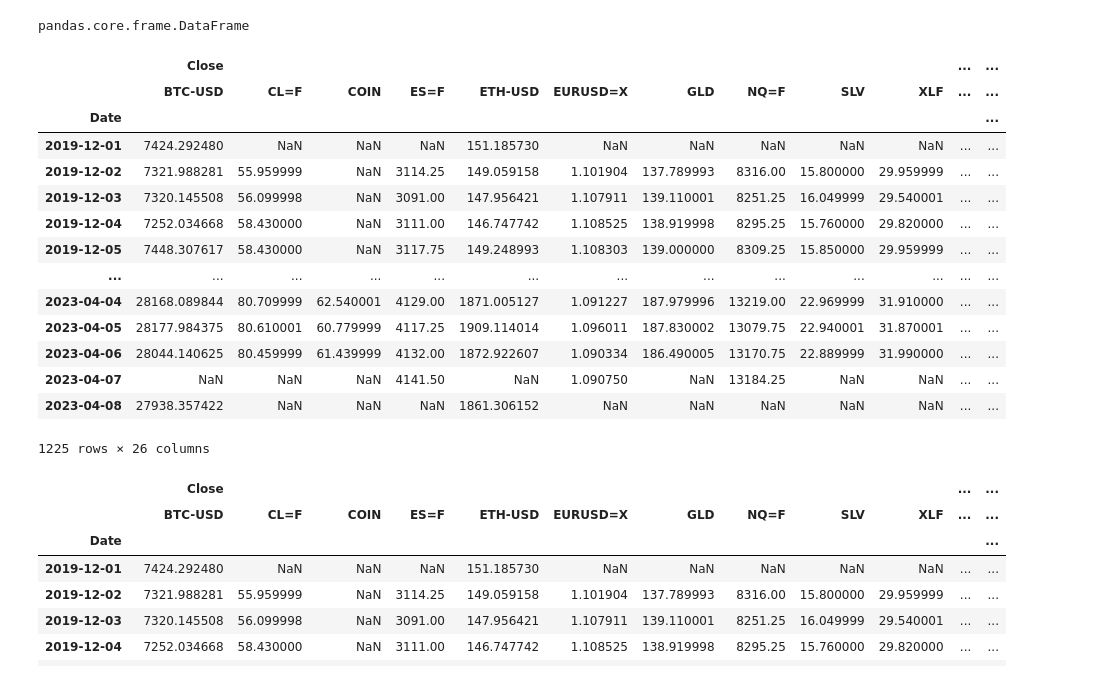
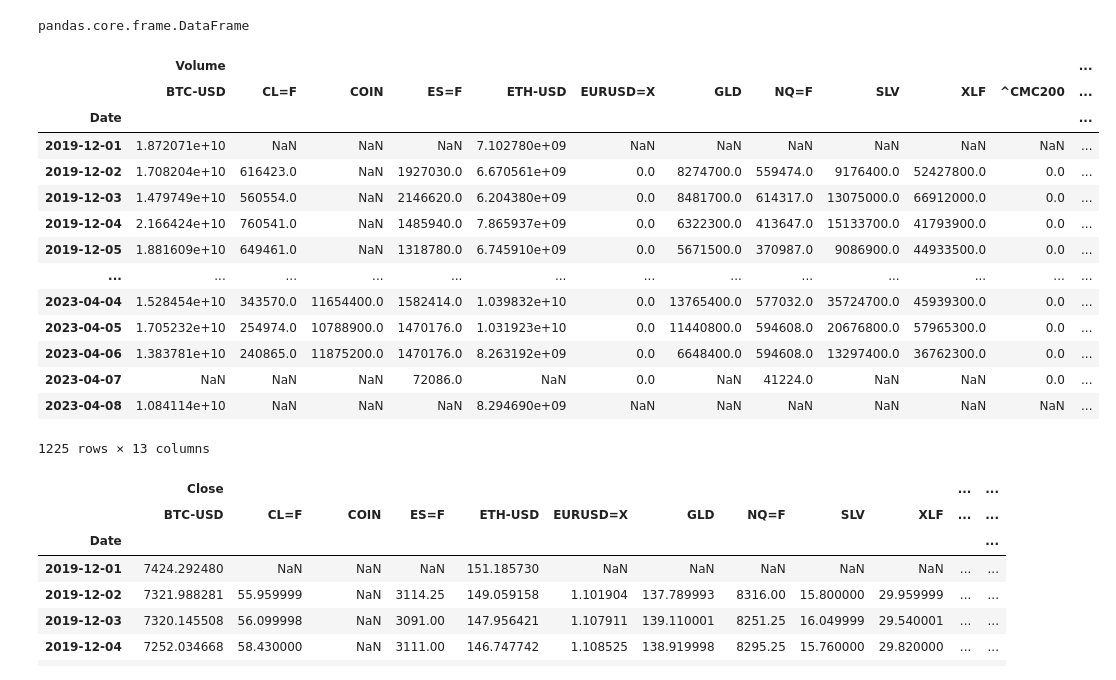
Before and after one commit to zarbin/UTA_Project-4, a Jupyter notebook: sandbox/JustinB/yFinance_pull.ipynb, the cells around one changed output. Cells and saved outputs as stored; diff of their text form; code cells hidden in the pictures.

Commit message:
tableau updates

```diff
--- a/sandbox/yFinance_pull.ipynb
+++ b/sandbox/JustinB/yFinance_pull.ipynb
@@ -29,24 +29,25 @@ type(market_data)
 # %% [output]
 pandas.core.frame.DataFrame
 # %%
-market_data_df = market_data.iloc[:, np.r_[13:26, 62:75]]
+#market_data_df = market_data.iloc[:, np.r_[13:26, 63:76]]
+market_data_df = market_data.iloc[:, np.r_[65:78]]
 market_data_df
 # %% [output]
-|  | Close |  |  |  |  |  |  |  |  |  | ... | ... |
-|  | BTC-USD | CL=F | COIN | ES=F | ETH-USD | EURUSD=X | GLD | NQ=F | SLV | XLF | ... | ... |
+|  | Volume |  |  |  |  |  |  |  |  |  |  | ... |
+|  | BTC-USD | CL=F | COIN | ES=F | ETH-USD | EURUSD=X | GLD | NQ=F | SLV | XLF | ^CMC200 | ... |
 | Date |  |  |  |  |  |  |  |  |  |  |  | ... |
-| 2019-12-01 | 7424.292480 | NaN | NaN | NaN | 151.185730 | NaN | NaN | NaN | NaN | NaN | ... | ... |
-| 2019-12-02 | 7321.988281 | 55.959999 | NaN | 3114.25 | 149.059158 | 1.101904 | 137.789993 | 8316.00 | 15.800000 | 29.959999 | ... | ... |
-| 2019-12-03 | 7320.145508 | 56.099998 | NaN | 3091.00 | 147.956421 | 1.107911 | 139.110001 | 8251.25 | 16.049999 | 29.540001 | ... | ... |
-| 2019-12-04 | 7252.034668 | 58.430000 | NaN | 3111.00 | 146.747742 | 1.108525 | 138.919998 | 8295.25 | 15.760000 | 29.820000 | ... | ... |
-| 2019-12-05 | 7448.307617 | 58.430000 | NaN | 3117.75 | 149.248993 | 1.108303 | 139.000000 | 8309.25 | 15.850000 | 29.959999 | ... | ... |
+| 2019-12-01 | 1.872071e+10 | NaN | NaN | NaN | 7.102780e+09 | NaN | NaN | NaN | NaN | NaN | NaN | ... |
+| 2019-12-02 | 1.708204e+10 | 616423.0 | NaN | 1927030.0 | 6.670561e+09 | 0.0 | 8274700.0 | 559474.0 | 9176400.0 | 52427800.0 | 0.0 | ... |
+| 2019-12-03 | 1.479749e+10 | 560554.0 | NaN | 2146620.0 | 6.204380e+09 | 0.0 | 8481700.0 | 614317.0 | 13075000.0 | 66912000.0 | 0.0 | ... |
+| 2019-12-04 | 2.166424e+10 | 760541.0 | NaN | 1485940.0 | 7.865937e+09 | 0.0 | 6322300.0 | 413647.0 | 15133700.0 | 41793900.0 | 0.0 | ... |
+| 2019-12-05 | 1.881609e+10 | 649461.0 | NaN | 1318780.0 | 6.745910e+09 | 0.0 | 5671500.0 | 370987.0 | 9086900.0 | 44933500.0 | 0.0 | ... |
 | ... | ... | ... | ... | ... | ... | ... | ... | ... | ... | ... | ... | ... |
-| 2023-04-04 | 28168.089844 | 80.709999 | 62.540001 | 4129.00 | 1871.005127 | 1.091227 | 187.979996 | 13219.00 | 22.969999 | 31.910000 | ... | ... |
-| 2023-04-05 | 28177.984375 | 80.610001 | 60.779999 | 4117.25 | 1909.114014 | 1.096011 | 187.830002 | 13079.75 | 22.940001 | 31.870001 | ... | ... |
-| 2023-04-06 | 28044.140625 | 80.459999 | 61.439999 | 4132.00 | 1872.922607 | 1.090334 | 186.490005 | 13170.75 | 22.889999 | 31.990000 | ... | ... |
-| 2023-04-07 | NaN | NaN | NaN | 4141.50 | NaN | 1.090750 | NaN | 13184.25 | NaN | NaN | ... | ... |
-| 2023-04-08 | 27938.357422 | NaN | NaN | NaN | 1861.306152 | NaN | NaN | NaN | NaN | NaN | ... | ... |
+| 2023-04-04 | 1.528454e+10 | 343570.0 | 11654400.0 | 1582414.0 | 1.039832e+10 | 0.0 | 13765400.0 | 577032.0 | 35724700.0 | 45939300.0 | 0.0 | ... |
+| 2023-04-05 | 1.705232e+10 | 254974.0 | 10788900.0 | 1470176.0 | 1.031923e+10 | 0.0 | 11440800.0 | 594608.0 | 20676800.0 | 57965300.0 | 0.0 | ... |
+| 2023-04-06 | 1.383781e+10 | 240865.0 | 11875200.0 | 1470176.0 | 8.263192e+09 | 0.0 | 6648400.0 | 594608.0 | 13297400.0 | 36762300.0 | 0.0 | ... |
+| 2023-04-07 | NaN | NaN | NaN | 72086.0 | NaN | 0.0 | NaN | 41224.0 | NaN | NaN | 0.0 | ... |
+| 2023-04-08 | 1.084114e+10 | NaN | NaN | NaN | 8.294690e+09 | NaN | NaN | NaN | NaN | NaN | NaN | ... |
-1225 rows × 26 columns
+1225 rows × 13 columns
 # %%
 market_data_fill = market_data_df.fillna(method='ffill', inplace=False)
 market_data_fill
```
Also changed, not shown: 1 other file.
